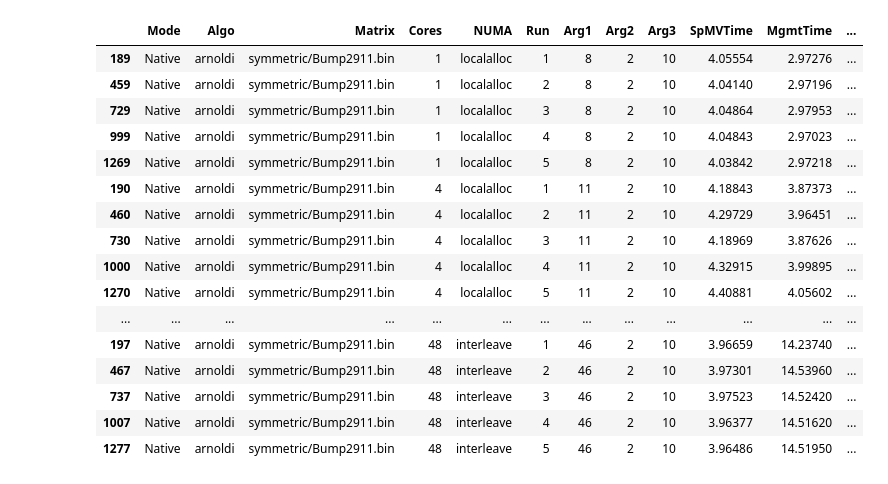
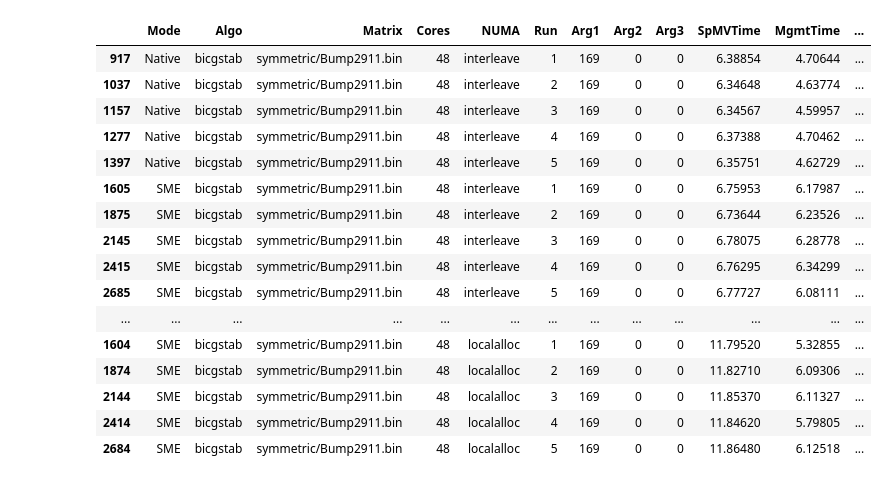
Before and after one commit to engelsm/MA-bench-framework, a Jupyter notebook: benchmark/krylov/analysis.ipynb, the cells around one changed output. Saved outputs shown, nothing was run; the diff lists cells and outputs as text; code cells hidden in the pictures.

```diff
--- a/benchmark/krylov/analysis.ipynb
+++ b/benchmark/krylov/analysis.ipynb
@@ -58,22 +49,20 @@ df
-# %%
-#Massive Perf overflow problem
-df_sorted = df_raw.sort_values(by=group_cols)
-df_sorted.head(50)
-# %% [output]
-|  | Mode | Algo | Matrix | Cores | NUMA | Run | Arg1 | Arg2 | Arg3 | SpMVTime | MgmtTime | ... |
-| 189 | Native | arnoldi | symmetric/Bump2911.bin | 1 | localalloc | 1 | 8 | 2 | 10 | 4.05554 | 2.97276 | ... |
-| 459 | Native | arnoldi | symmetric/Bump2911.bin | 1 | localalloc | 2 | 8 | 2 | 10 | 4.04140 | 2.97196 | ... |
-| 729 | Native | arnoldi | symmetric/Bump2911.bin | 1 | localalloc | 3 | 8 | 2 | 10 | 4.04864 | 2.97953 | ... |
-| 999 | Native | arnoldi | symmetric/Bump2911.bin | 1 | localalloc | 4 | 8 | 2 | 10 | 4.04843 | 2.97023 | ... |
-| 1269 | Native | arnoldi | symmetric/Bump2911.bin | 1 | localalloc | 5 | 8 | 2 | 10 | 4.03842 | 2.97218 | ... |
-| 190 | Native | arnoldi | symmetric/Bump2911.bin | 4 | localalloc | 1 | 11 | 2 | 10 | 4.18843 | 3.87373 | ... |
-| 460 | Native | arnoldi | symmetric/Bump2911.bin | 4 | localalloc | 2 | 11 | 2 | 10 | 4.29729 | 3.96451 | ... |
-| 730 | Native | arnoldi | symmetric/Bump2911.bin | 4 | localalloc | 3 | 11 | 2 | 10 | 4.18969 | 3.87626 | ... |
-| 1000 | Native | arnoldi | symmetric/Bump2911.bin | 4 | localalloc | 4 | 11 | 2 | 10 | 4.32915 | 3.99895 | ... |
-| 1270 | Native | arnoldi | symmetric/Bump2911.bin | 4 | localalloc | 5 | 11 | 2 | 10 | 4.40881 | 4.05602 | ... |
-| ... | ... | ... | ... | ... | ... | ... | ... | ... | ... | ... | ... | ... |
-| 197 | Native | arnoldi | symmetric/Bump2911.bin | 48 | interleave | 1 | 46 | 2 | 10 | 3.96659 | 14.23740 | ... |
-| 467 | Native | arnoldi | symmetric/Bump2911.bin | 48 | interleave | 2 | 46 | 2 | 10 | 3.97301 | 14.53960 | ... |
-| 737 | Native | arnoldi | symmetric/Bump2911.bin | 48 | interleave | 3 | 46 | 2 | 10 | 3.97523 | 14.52420 | ... |
-| 1007 | Native | arnoldi | symmetric/Bump2911.bin | 48 | interleave | 4 | 46 | 2 | 10 | 3.96377 | 14.51620 | ... |
-| 1277 | Native | arnoldi | symmetric/Bump2911.bin | 48 | interleave | 5 | 46 | 2 | 10 | 3.96486 | 14.51950 | ... |
+# %%
+df_raw[(df_raw['Algo'] == 'bicgstab') & (df_raw['Cores'] == 48) & (df_raw['Matrix'] == 'symmetric/Bump2911.bin')].sort_values(by=['Algo', 'Matrix', 'Cores', 'NUMA', 'Mode', 'Run'])
+# %% [output]
+|  | Mode | Algo | Matrix | Cores | NUMA | Run | Arg1 | Arg2 | Arg3 | SpMVTime | MgmtTime | ... |
+| 917 | Native | bicgstab | symmetric/Bump2911.bin | 48 | interleave | 1 | 169 | 0 | 0 | 6.38854 | 4.70644 | ... |
+| 1037 | Native | bicgstab | symmetric/Bump2911.bin | 48 | interleave | 2 | 169 | 0 | 0 | 6.34648 | 4.63774 | ... |
+| 1157 | Native | bicgstab | symmetric/Bump2911.bin | 48 | interleave | 3 | 169 | 0 | 0 | 6.34567 | 4.59957 | ... |
+| 1277 | Native | bicgstab | symmetric/Bump2911.bin | 48 | interleave | 4 | 169 | 0 | 0 | 6.37388 | 4.70462 | ... |
+| 1397 | Native | bicgstab | symmetric/Bump2911.bin | 48 | interleave | 5 | 169 | 0 | 0 | 6.35751 | 4.62729 | ... |
+| 1605 | SME | bicgstab | symmetric/Bump2911.bin | 48 | interleave | 1 | 169 | 0 | 0 | 6.75953 | 6.17987 | ... |
+| 1875 | SME | bicgstab | symmetric/Bump2911.bin | 48 | interleave | 2 | 169 | 0 | 0 | 6.73644 | 6.23526 | ... |
+| 2145 | SME | bicgstab | symmetric/Bump2911.bin | 48 | interleave | 3 | 169 | 0 | 0 | 6.78075 | 6.28778 | ... |
+| 2415 | SME | bicgstab | symmetric/Bump2911.bin | 48 | interleave | 4 | 169 | 0 | 0 | 6.76295 | 6.34299 | ... |
+| 2685 | SME | bicgstab | symmetric/Bump2911.bin | 48 | interleave | 5 | 169 | 0 | 0 | 6.77727 | 6.08111 | ... |
+| ... | ... | ... | ... | ... | ... | ... | ... | ... | ... | ... | ... | ... |
+| 1604 | SME | bicgstab | symmetric/Bump2911.bin | 48 | localalloc | 1 | 169 | 0 | 0 | 11.79520 | 5.32855 | ... |
+| 1874 | SME | bicgstab | symmetric/Bump2911.bin | 48 | localalloc | 2 | 169 | 0 | 0 | 11.82710 | 6.09306 | ... |
+| 2144 | SME | bicgstab | symmetric/Bump2911.bin | 48 | localalloc | 3 | 169 | 0 | 0 | 11.85370 | 6.11327 | ... |
+| 2414 | SME | bicgstab | symmetric/Bump2911.bin | 48 | localalloc | 4 | 169 | 0 | 0 | 11.84620 | 5.79805 | ... |
+| 2684 | SME | bicgstab | symmetric/Bump2911.bin | 48 | localalloc | 5 | 169 | 0 | 0 | 11.86480 | 6.12518 | ... |
```
Also changed, not shown: parts of 5 cells of this notebook, 3 other files.
